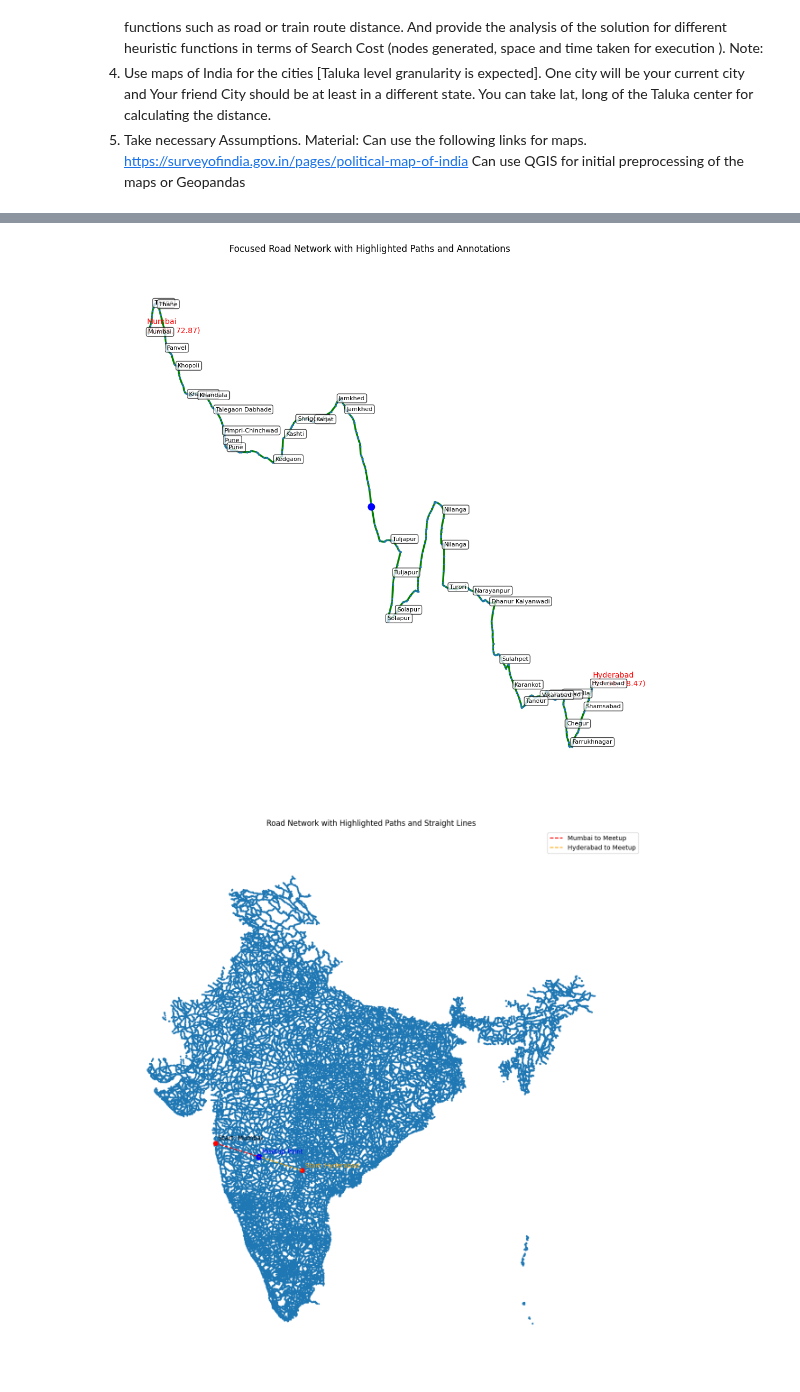
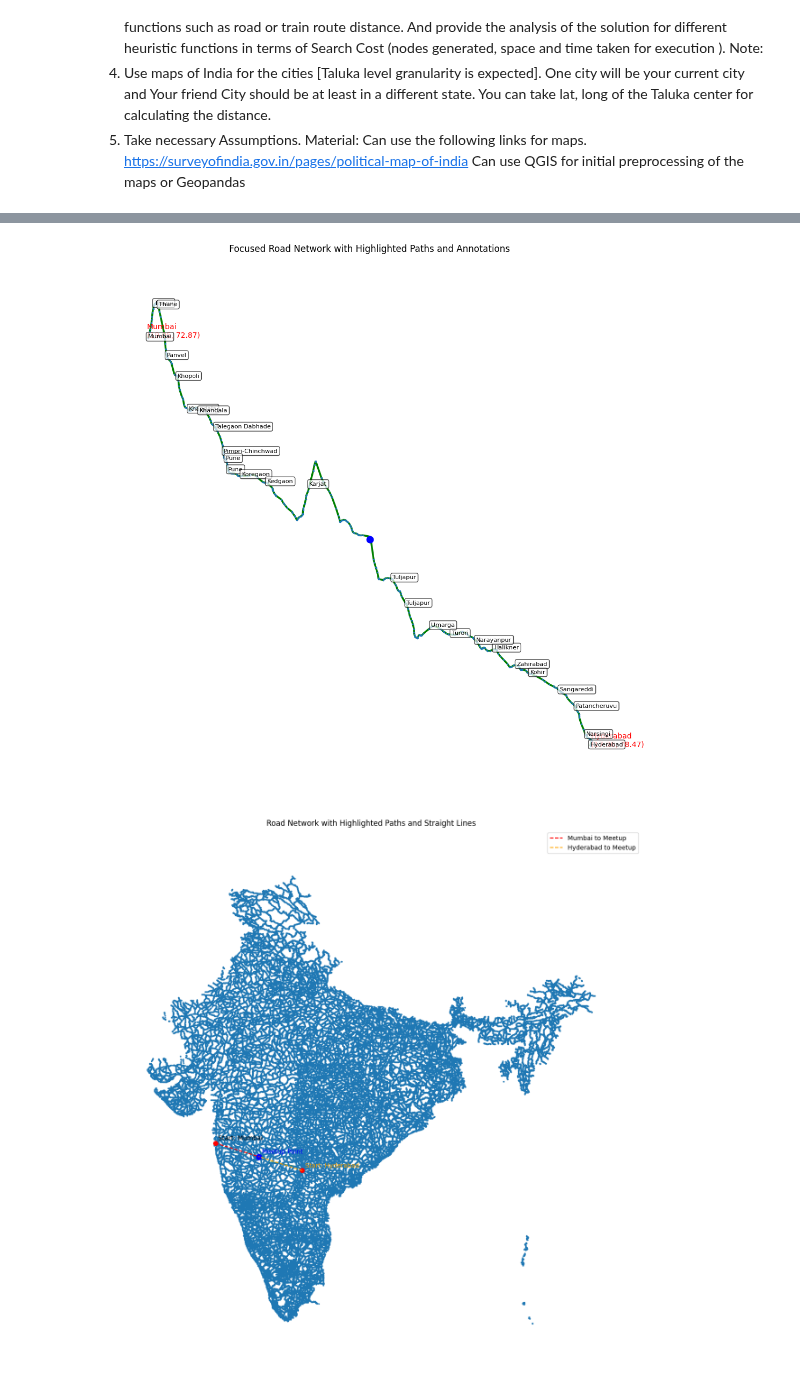
Before and after one commit to gauravraidata/IITJ-projects, a Jupyter notebook: AI_assignment_1.ipynb, the cells around one changed output, grey strips where cells are left out. Cells and saved outputs as stored; diff of their text form; code cells hidden in the pictures.

```diff
--- a/AI_assignment_1.ipynb
+++ b/AI_assignment_1.ipynb
@@ -630,29 +655,85 @@ class RoadNetworkAnalyzer:
                         G.add_edge(start, end, weight=dist)
         return G
 
-    def greedy_best_first_search(self, start, goal):
-        frontier = [(self.straight_line_distance((start[1], start[0]), (goal[1], goal[0])), start)]
-        explored = set()
-        path_tracker = {start: None}
+    def a_star_search(self, start, goal):
+        """A* search algorithm implementation with performance metrics"""
+        import time
+        import sys
 
-        while frontier:
-            _, current = heapq.heappop(frontier)
+        # Start timing
+        start_time = time.time()
+
+        # Priority queue with (f_score, node)
+        open_set = [(self.straight_line_distance((start[1], start[0]), (goal[1], goal[0])), 0, start)]
+        closed_set = set()
+
+        # For path reconstruction
+        came_from = {start: None}
+
+        # g_score: cost from start to current node
+        g_score = {start: 0}
+
+        # Performance metrics
+        nodes_generated = 1  # Start node
+        max_queue_size = 1
+
+        while open_set:
+            # Track max queue size for space complexity
+            max_queue_size = max(max_queue_size, len(open_set))
+
+            # Get node with lowest f_score
+            f, g, current = heapq.heappop(open_set)
 
             if current == goal:
+                # Reconstruct path
                 path = []
                 while current is not None:
                     path.append(current)
-                    current = path_tracker[current]
+                    current = came_from[current]
+
+                # Calculate metrics
+                end_time = time.time()
+                execution_time = end_time - start_time
+
+                # Print performance metrics
+                print(f"\nPerformance Metrics:")
+                print(f"Nodes generated: {nodes_generated}")
+                print(f"Maximum queue size: {max_queue_size}")
+                print(f"Execution time: {execution_time:.4f} seconds")
+
                 return path[::-1]
 
-            explored.add(current)
+            closed_set.add(current)
 
             for neighbor in self.graph.neighbors(current):
-                if neighbor not in explored and neighbor not in [f[1] for f in frontier]:
-                    heapq.heappush(frontier, (self.straight_line_distance((neighbor[1], neighbor[0]), (goal[1], goal[0])), neighbor))
-                    path_tracker[neighbor] = current
+                if neighbor in closed_set:
+                    continue
 
-        return []
+                # Calculate tentative g_score
+                tentative_g_score = g_score[current] + self.graph[current][neighbor]['weight']
+
+                # If neighbor not in open_set or we found a better path
+                if neighbor not in g_score or tentative_g_score < g_score[neighbor]:
+                    # Update path and scores
+                    came_from[neighbor] = current
+                    g_score[neighbor] = tentative_g_score
+                    h_score = self.straight_line_distance((neighbor[1], neighbor[0]), (goal[1], goal[0]))
+                    f_score = tentative_g_score + h_score
+
+                    # Add to open_set with priority = f_score
+                    heapq.heappush(open_set, (f_score, tentative_g_score, neighbor))
+                    nodes_generated += 1
+
+        # If no path found, still report metrics
+        end_time = time.time()
+        execution_time = end_time - start_time
+        print(f"\nPerformance Metrics (no path found):")
+        print(f"Nodes generated: {nodes_generated}")
+        print(f"Maximum queue size: {max_queue_size}")
+        print(f"Execution time: {execution_time:.4f} seconds")
+
+        return []  # No path found
+
 
     def calculate_path_distances(self, my_path_nodes, friend_path_nodes, my_city_name, friend_city_name):
         """Calculate and display the distances from start points to meetup in kilometers"""
@@ -786,10 +867,11 @@ class RoadNetworkAnalyzer:
 
         print(f"Selected meetup node coordinates: {meetup_node}")
 
-        print("\nRunning Greedy Best First Search...")
-
-        my_path_nodes = self.greedy_best_first_search(my_node, meetup_node)
-        friend_path_nodes = self.greedy_best_first_search(friend_node, meetup_node)
+        print("\nRunning A* Search Algorithm...")
+        print("\nFrom my city to meeting point...")
+        my_path_nodes = self.a_star_search(my_node, meetup_node)
+        print("\nFrom my Freind's city to meeting point...")
+        friend_path_nodes = self.a_star_search(friend_node, meetup_node)
 
         self.calculate_path_distances(my_path_nodes, friend_path_nodes, my_city_name, friend_city_name)
 
@@ -843,6 +925,6 @@ Path from My City to Meetup Point:
 (18.214582472450363, 75.69694514046637)
 (18.22794533942538, 75.69100184647748)
 (18.22563935042969, 75.68880453248158)
 (18.22024925943977, 75.68363954049124)
-[figure, old version]
+[figure, new version]
 [figure]
```
Also changed, not shown: parts of 5 cells of this notebook.
